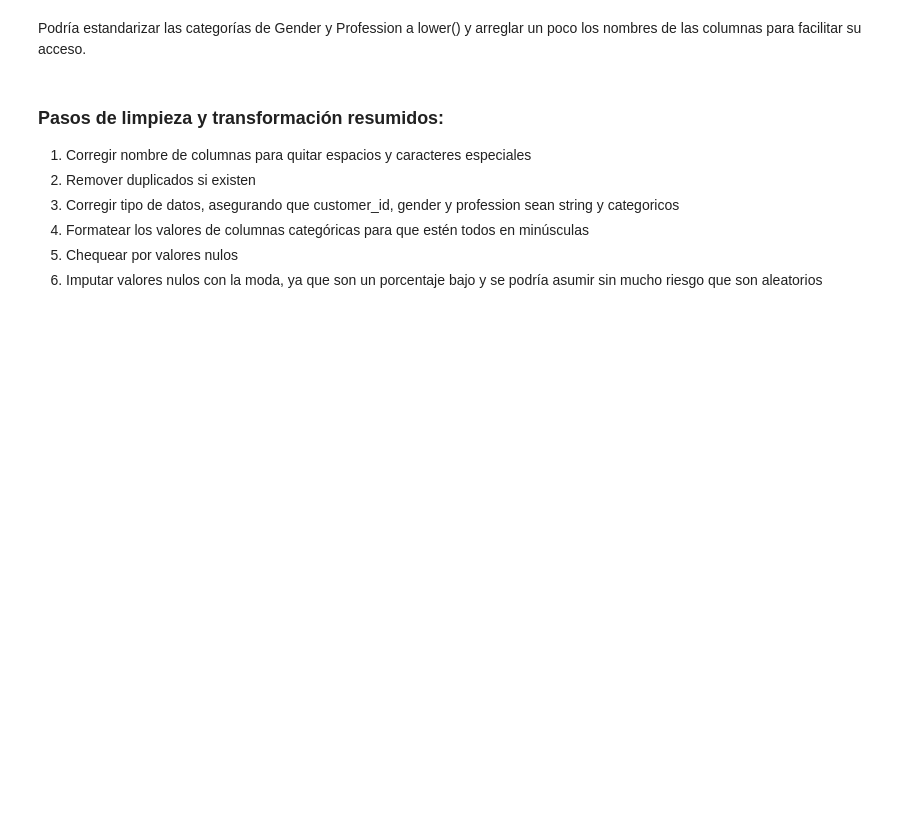
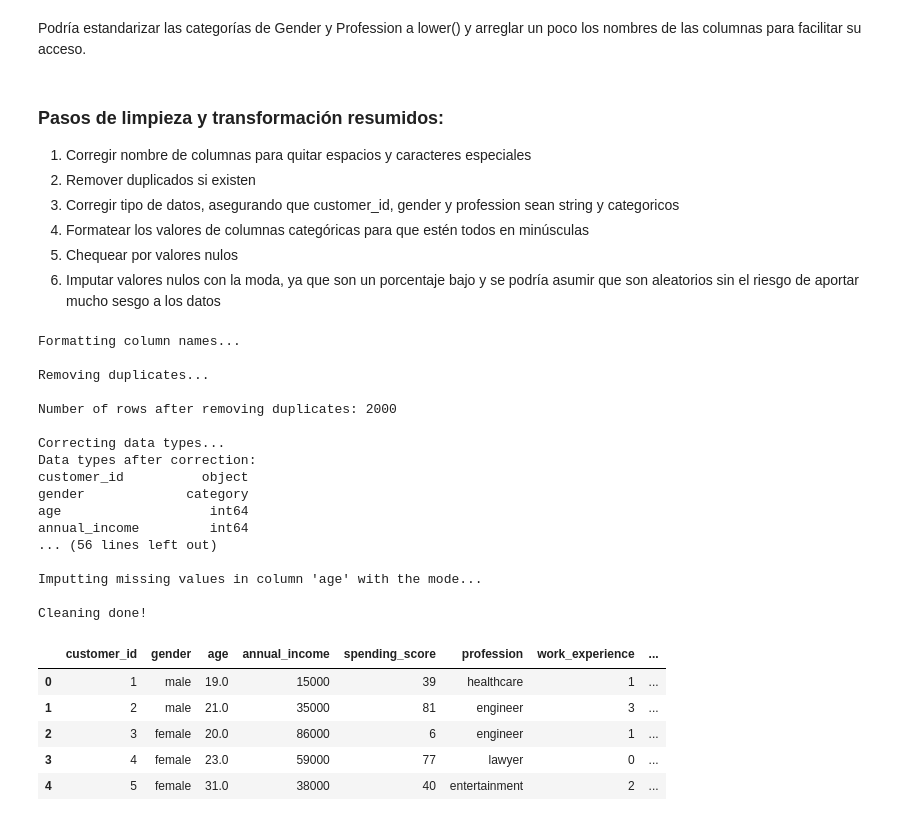
Before and after one commit to kimnegrette3/Python-SQL-Customer-Analysis, a Jupyter notebook: Customer_analysis_nb.ipynb, the cells around one changed output. Drawn from its saved outputs; the diff is of its cells as text; code cells hidden in the pictures; blank space fills up the shorter version.

Commit message:
update script

```diff
--- a/Customer_analysis_nb.ipynb
+++ b/Customer_analysis_nb.ipynb
@@ -128,4 +172,33 @@ Podría estandarizar las categorías de Gender y Profession a lower() y arreglar
 3. Corregir tipo de datos, asegurando que customer_id, gender y profession sean string y categoricos
 4. Formatear los valores de columnas categóricas para que estén todos en minúsculas
 5. Chequear por valores nulos
-6. Imputar valores nulos con la moda, ya que son un porcentaje bajo y se podría asumir sin mucho riesgo que son aleatorios
+6. Imputar valores nulos con la moda, ya que son un porcentaje bajo y se podría asumir que son aleatorios sin el riesgo de aportar mucho sesgo a los datos
+# %%
+# Importamos la función de limpieza final del script
+from customer_analysis import clean_data
+customers_clean = clean_data(customers)
+customers_clean.head()
+# %% [output]
+Formatting column names...
+
+Removing duplicates...
+
+Number of rows after removing duplicates: 2000
+
+Correcting data types...
+Data types after correction:
+customer_id          object
+gender             category
+age                   int64
+annual_income         int64
+... (56 lines left out)
+
+Imputting missing values in column 'age' with the mode...
+
+Cleaning done!
+|  | customer_id | gender | age | annual_income | spending_score | profession | work_experience | ... |
+| 0 | 1 | male | 19.0 | 15000 | 39 | healthcare | 1 | ... |
+| 1 | 2 | male | 21.0 | 35000 | 81 | engineer | 3 | ... |
+| 2 | 3 | female | 20.0 | 86000 | 6 | engineer | 1 | ... |
+| 3 | 4 | female | 23.0 | 59000 | 77 | lawyer | 0 | ... |
+| 4 | 5 | female | 31.0 | 38000 | 40 | entertainment | 2 | ... |
```
Also changed, not shown: parts of 3 cells of this notebook, 1 other file.
